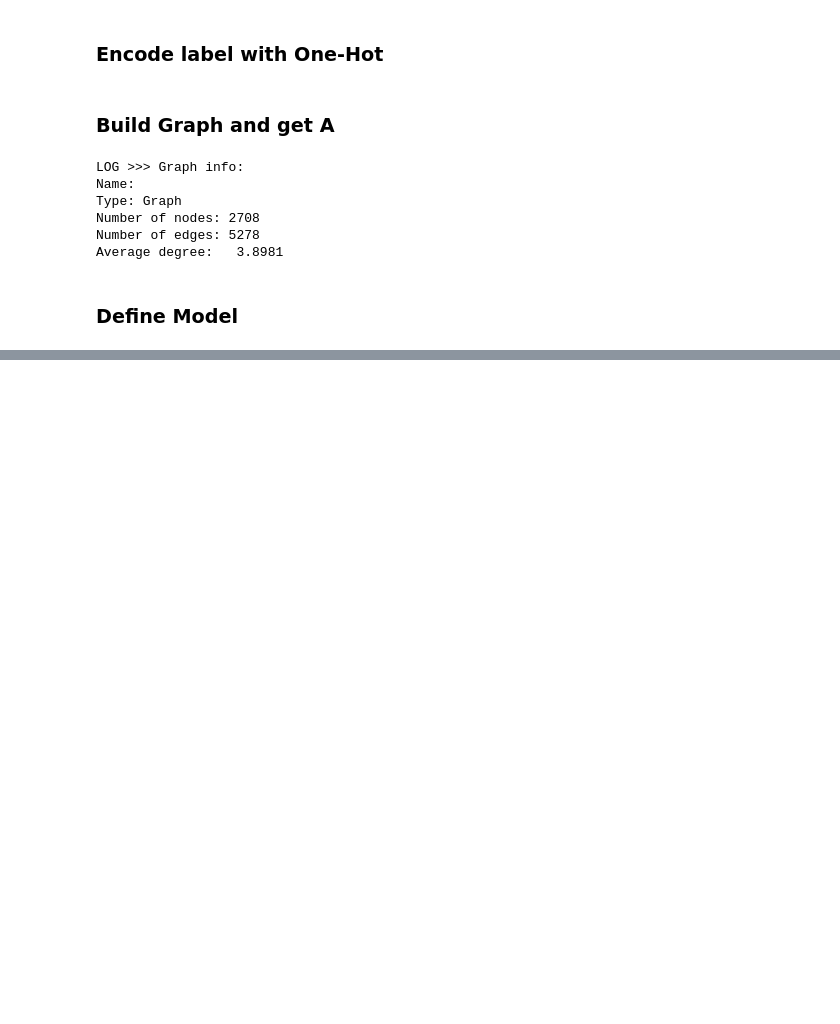
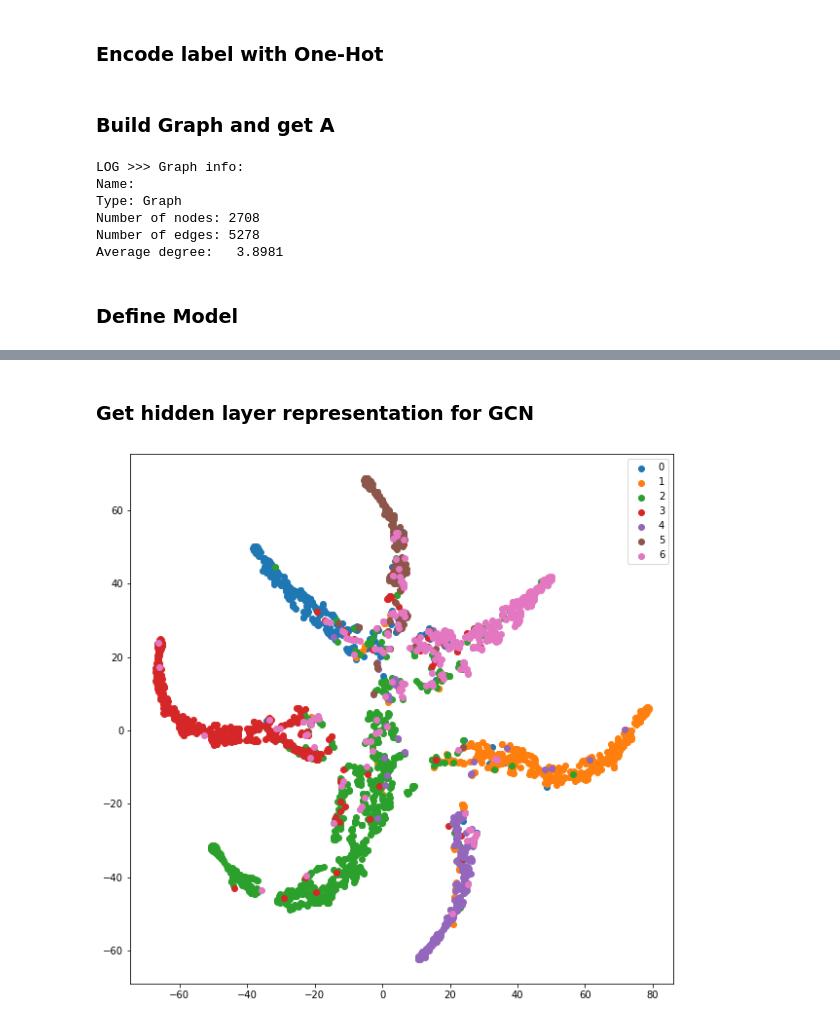
Before and after one commit to comojin1994/GCN, a Jupyter notebook: GCN.ipynb, the cells around one changed output, grey strips where cells are left out. Drawn from its saved outputs; the diff is of its cells as text; code cells hidden in the pictures; blank space fills up the shorter version.

Commit message:
Add GCN train result

```diff
--- a/GCN.ipynb
+++ b/GCN.ipynb
@@ -227,0 +231,5 @@ model.compile(optimizer=optimizer,
+# %%
+tensorboard = tf.keras.callbacks.TensorBoard(log_dir=LOG_PATH)
+early_stop = tf.keras.callbacks.EarlyStopping(patience=es_patience, restore_best_weights=True)
+
+callbacks = [tensorboard, early_stop]
@@ -228,2 +238,2 @@ model.compile(optimizer=optimizer,
 # %%
-model([A, X])
+validation_data = ([A, X], labels_encoded, val_mask)
@@ -244,0 +240,9 @@ array([[0.06288707, 0.06121243, 0.06058193, ..., 0.06163995, 0.05895111,
+# %%
+model.fit([A, X],
+         labels_encoded,
+         sample_weight=train_mask,
+         epochs=epochs,
+         batch_size=N,
+         validation_data=validation_data,
+         shuffle=False,
+         callbacks=callbacks)
@@ -244,0 +295,20 @@ array([[0.06288707, 0.06121243, 0.06058193, ..., 0.06163995, 0.05895111,
+# %% [markdown]
+###  Get hidden layer representation for GCN
+# %%
+activations = model.predict([A, X], batch_size=N)
+
+x_tsne = TSNE(n_components=2).fit_transform(activations)
+# %%
+def plot_tSNE(labels_encoded, x_tsne):
+    color_map = np.argmax(labels_encoded, axis=1)
+    plt.figure(figsize=(10, 10))
+    for cl in range(num_classes):
+        indices = np.where(color_map==cl)
+        indices = indices[0]
+        plt.scatter(x_tsne[indices, 0], x_tsne[indices, 1], label=cl)
+    plt.legend()
+    plt.show()
+
+plot_tSNE(labels_encoded, x_tsne)
+# %% [output]
+[figure, added]
```
Also changed, not shown: parts of 9 cells of this notebook.
